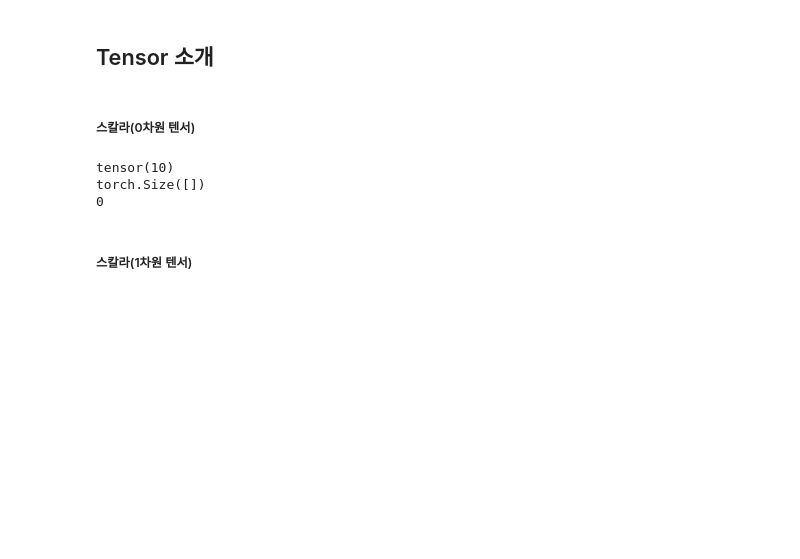
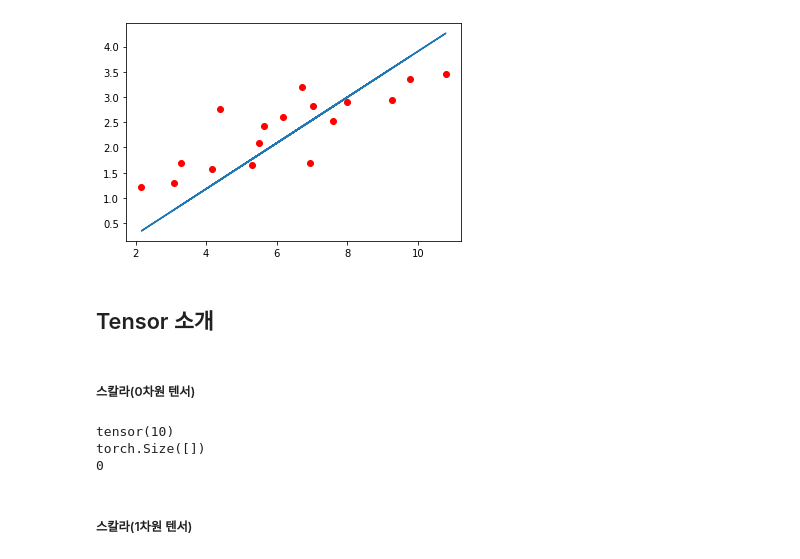
Before and after one commit to Hyyena/Study_DeepLearning_with_PyTorch, a Jupyter notebook: Chapter 02/2. Building Blocks of Neural Networks.ipynb, the cells around one changed output. Saved outputs shown, nothing was run; the diff lists cells and outputs as text; code cells hidden in the pictures; blank space fills up the shorter version.

```diff
--- a/Chapter 02/2. Building Blocks of Neural Networks.ipynb
+++ b/Chapter 02/2. Building Blocks of Neural Networks.ipynb
@@ -9,0 +65,10 @@ from torch.autograd import Variable
+# %%
+X, y = get_data() # X : 훈련 데이터, y : 목표 변수
+w, b = get_weights() # w, b : 학습 파라미터
+
+for i in range(500):
+    y_pred = simple_network(X) # wx + b 연산 함수
+    loss = loss_fn(y, y_pred) # y와 y_pred의 차의 제곱 합(MSE - Mean Squared Error)
+    if i % 50 == 0:
+        print(loss)
+    optimize(learning_rate) # 오차를 최소화하기 위해 w, b 파라미터 조정
@@ -10,3 +86,9 @@ from torch.autograd import Variable
+# %%
+X_numpy = X.data.numpy()
+plot_variable(X, y, 'ro')
+plot_variable(X, y_pred, label = 'Fitted line')
+# %% [output]
+[figure, added]
 # %% [markdown]
 ## Tensor 소개
 # %% [markdown]
```
Also changed, not shown: parts of 45 cells of this notebook.
